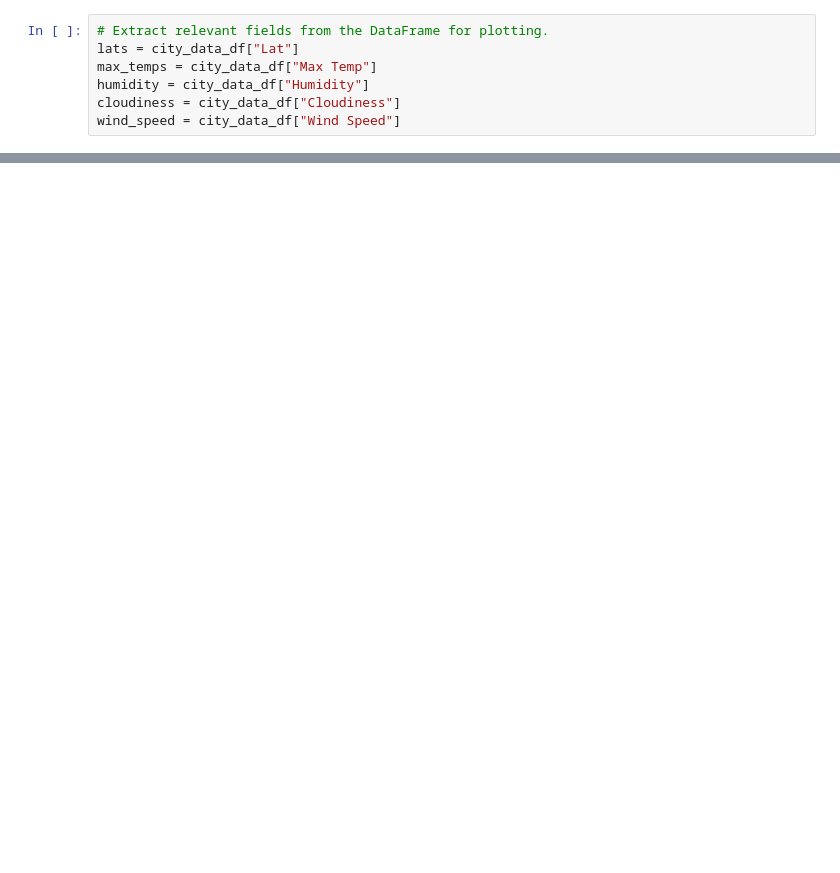
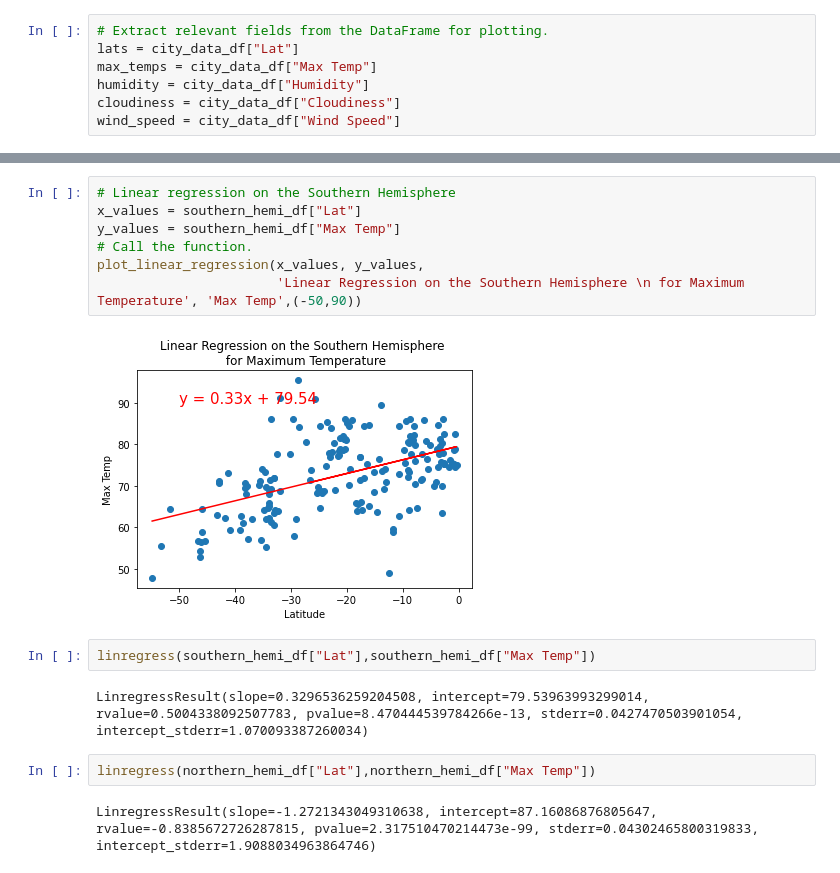
Before and after one commit to Copperminer02/World_Weather_Analysis, a Jupyter notebook: WeatherPy.ipynb, the cells around one changed output, grey strips where cells are left out. Saved outputs shown, nothing was run; the diff lists cells and outputs as text; blank space fills up the shorter version.

```diff
--- a/WeatherPy.ipynb
+++ b/WeatherPy.ipynb
@@ -253,0 +316,17 @@ plt.show()
+# %%
+# Linear regression on the Southern Hemisphere
+x_values = southern_hemi_df["Lat"]
+y_values = southern_hemi_df["Max Temp"]
+# Call the function.
+plot_linear_regression(x_values, y_values,
+                       'Linear Regression on the Southern Hemisphere \n for Maximum Temperature', 'Max Temp',(-50,90))
+# %% [output]
+[figure, added]
+# %%
+linregress(southern_hemi_df["Lat"],southern_hemi_df["Max Temp"])
+# %% [output]
+LinregressResult(slope=0.3296536259204508, intercept=79.53963993299014, rvalue=0.5004338092507783, pvalue=8.470444539784266e-13, stderr=0.0427470503901054, intercept_stderr=1.070093387260034)
+# %%
+linregress(northern_hemi_df["Lat"],northern_hemi_df["Max Temp"])
+# %% [output]
+LinregressResult(slope=-1.2721343049310638, intercept=87.16086876805647, rvalue=-0.8385672726287815, pvalue=2.317510470214473e-99, stderr=0.04302465800319833, intercept_stderr=1.9088034963864746)
```
Also changed, not shown: parts of 23 cells of this notebook, 5 other files.
